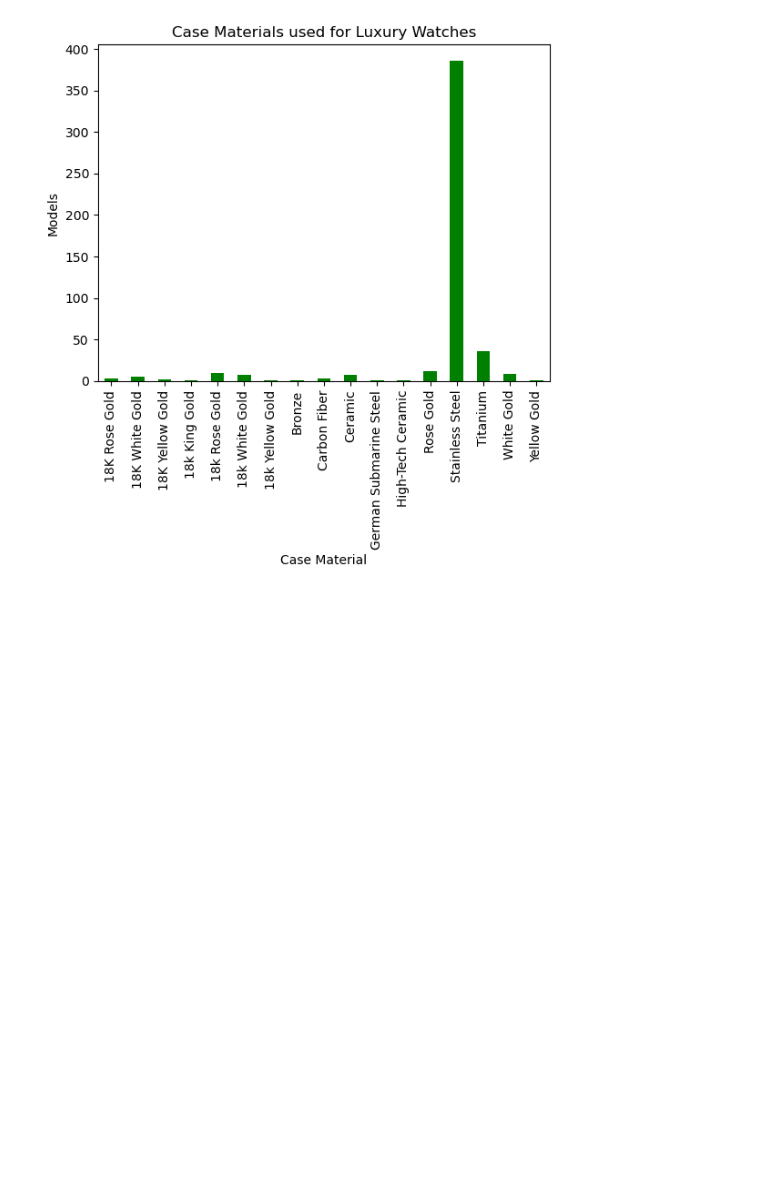
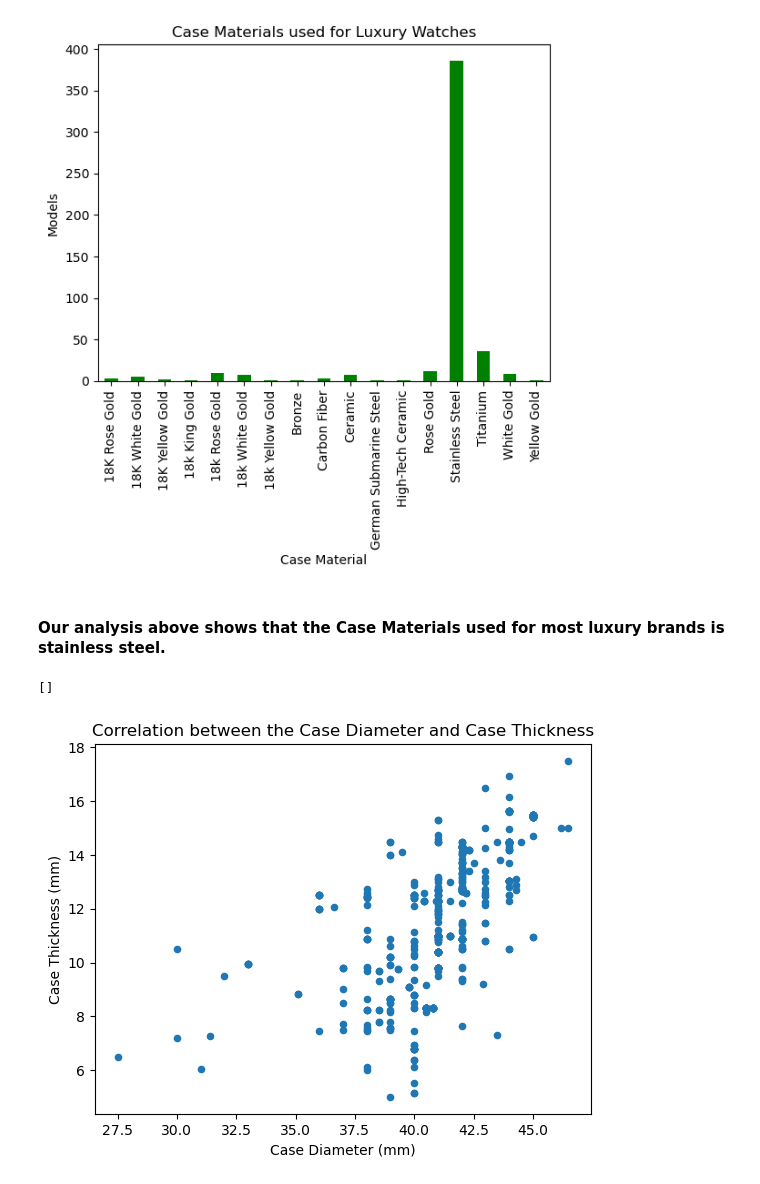
Before and after one commit to chikeibezim/analyzing-luxury-watches, a Jupyter notebook: analyzing-luxury-watches.ipynb, the cells around one changed output. Saved outputs shown, nothing was run; the diff lists cells and outputs as text; code cells hidden in the pictures; blank space fills up the shorter version.

Commit message:
Kaggle Notebook | Analyzing Luxury Watches | Version 6

```diff
--- a/analyzing-luxury-watches.ipynb
+++ b/analyzing-luxury-watches.ipynb
@@ -312,3 +312,15 @@ plt.ylabel("Models")
 # %% [output]
 Text(0, 0.5, 'Models')
 [figure]
+# %% [markdown]
+#### Our analysis above shows that the Case Materials used for most luxury brands is stainless steel.
+# %%
+#### - Let's check if there's a correlation between the Case Diameter and the Case Thinkness
+
+lw_df_cleaned.plot(kind="scatter", x="Case Diameter (mm)", y="Case Thickness (mm)")
+
+plt.title("Correlation between the Case Diameter and Case Thickness")
+plt.plot()
+# %% [output]
+[]
+[figure, added]
```
Also changed, not shown: parts of 2 cells of this notebook.
